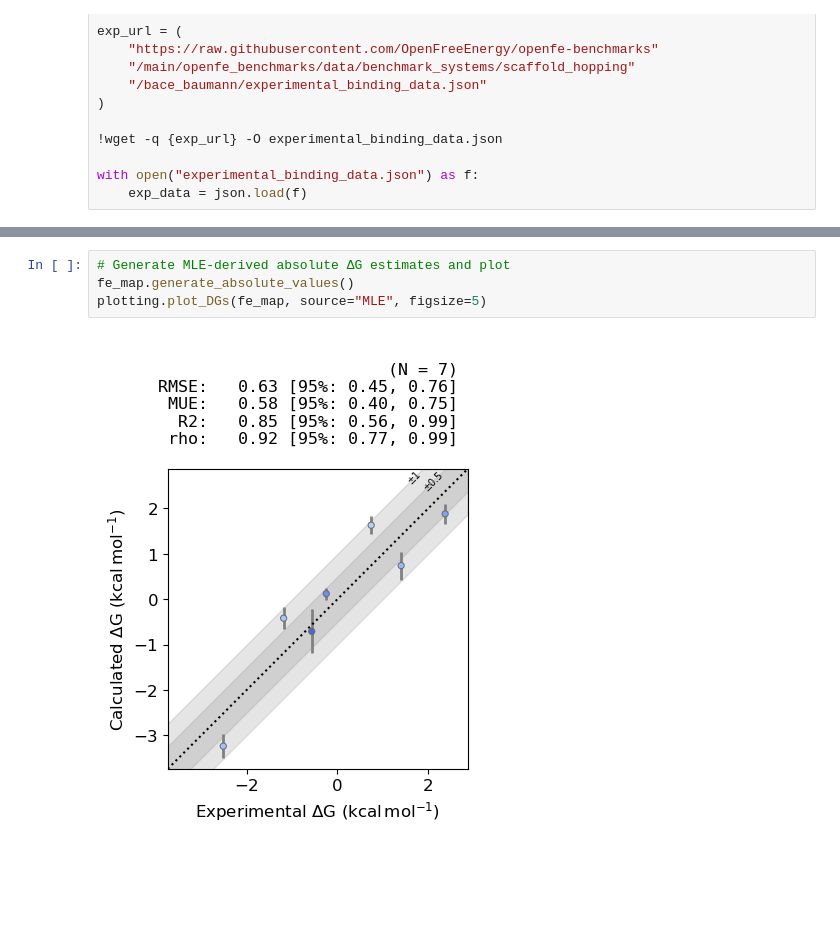
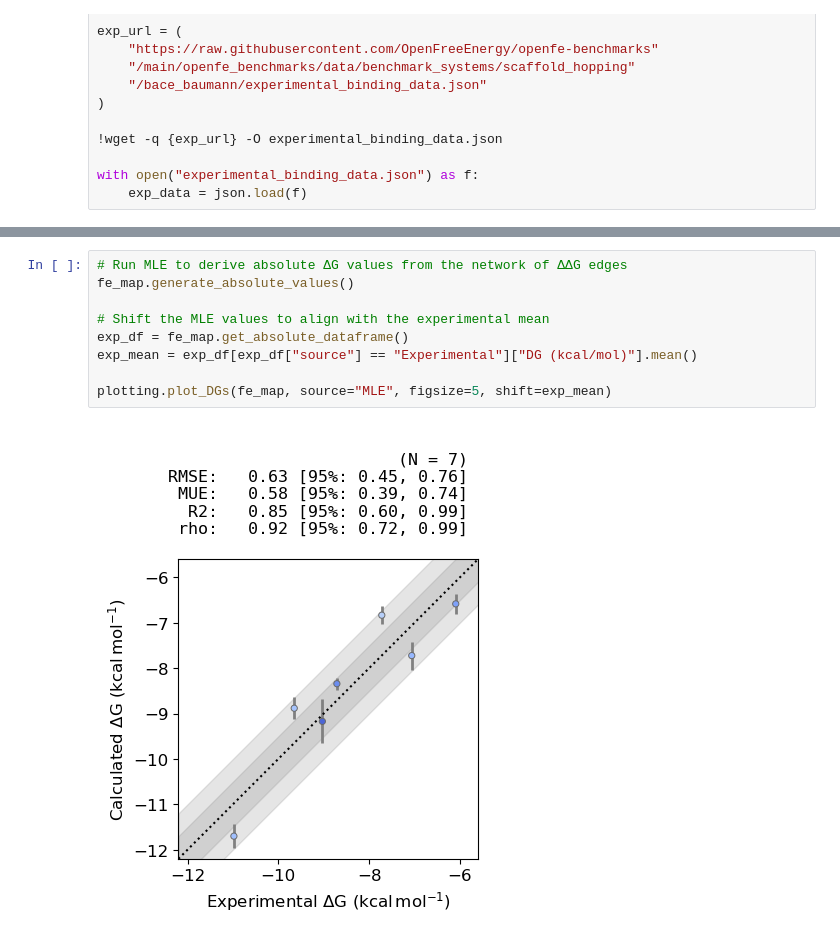
Before and after one commit to OpenFreeEnergy/openfe-demo, a Jupyter notebook: src/openfe_demo.ipynb, the cells around one changed output, grey strips where cells are left out. Saved outputs shown, nothing was run; the diff lists cells and outputs as text; blank space fills up the shorter version.

```diff
--- a/src/openfe_demo.ipynb
+++ b/src/openfe_demo.ipynb
@@ -484,6 +577,11 @@ plotting.plot_DDGs(fe_map, source="openfe", figsize=5)
 # %%
-# Generate MLE-derived absolute ΔG estimates and plot
+# Run MLE to derive absolute ΔG values from the network of ΔΔG edges
 fe_map.generate_absolute_values()
-plotting.plot_DGs(fe_map, source="MLE", figsize=5)
+
+# Shift the MLE values to align with the experimental mean
+exp_df = fe_map.get_absolute_dataframe()
+exp_mean = exp_df[exp_df["source"] == "Experimental"]["DG (kcal/mol)"].mean()
+
+plotting.plot_DGs(fe_map, source="MLE", figsize=5, shift=exp_mean)
 # %% [output]
-[figure, old version]
+[figure, new version]
```
Also changed, not shown: parts of 27 cells of this notebook, 1 other file.
